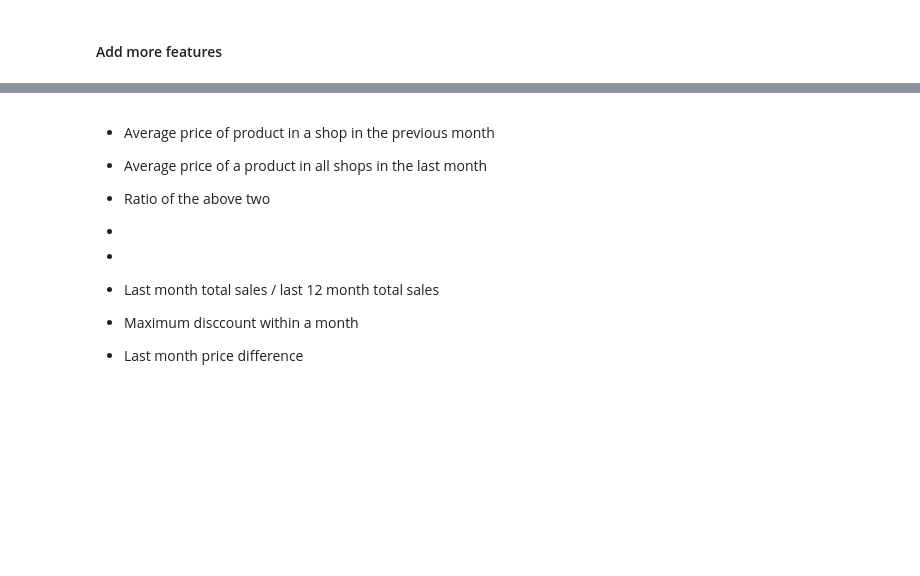
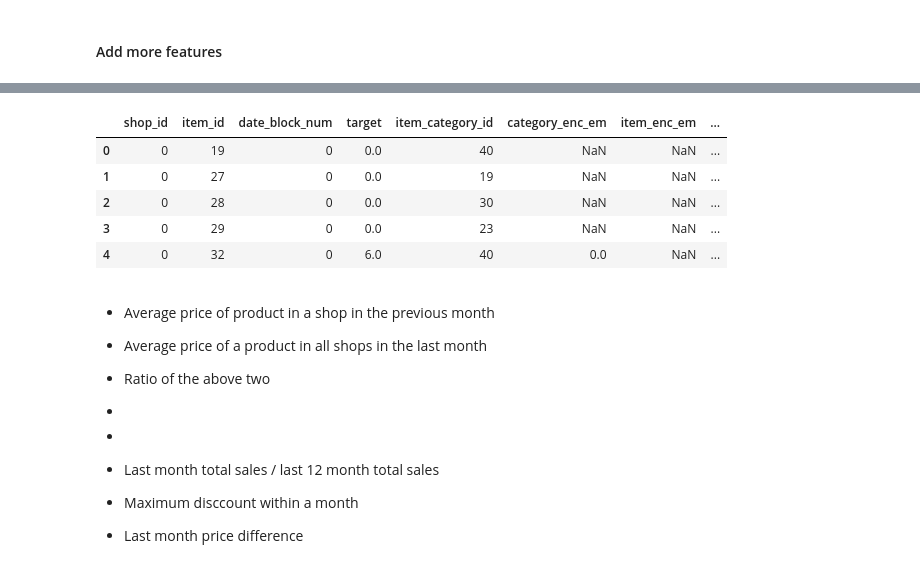
Before and after one commit to netomenoci/kaggle_sales, a Jupyter notebook: notebooks/EDA.ipynb, the cells around one changed output, grey strips where cells are left out. Drawn from its saved outputs; the diff is of its cells as text; code cells hidden in the pictures; blank space fills up the shorter version.

```diff
--- a/notebooks/EDA.ipynb
+++ b/notebooks/EDA.ipynb
@@ -305,3 +199,12 @@ mean_squared_error(xgb_reg.predict(X_test), y_test)
+# %%
+all_data.head()
+# %% [output]
+|  | shop_id | item_id | date_block_num | target | item_category_id | category_enc_em | item_enc_em | ... |
+| 0 | 0 | 19 | 0 | 0.0 | 40 | NaN | NaN | ... |
+| 1 | 0 | 27 | 0 | 0.0 | 19 | NaN | NaN | ... |
+| 2 | 0 | 28 | 0 | 0.0 | 30 | NaN | NaN | ... |
+| 3 | 0 | 29 | 0 | 0.0 | 23 | NaN | NaN | ... |
+| 4 | 0 | 32 | 0 | 6.0 | 40 | 0.0 | NaN | ... |
 # %% [markdown]
 - Average price of product in a shop in the previous month
 - Average price of a product in all shops in the last month
```
Also changed, not shown: parts of 62 cells of this notebook, 2 other files.
